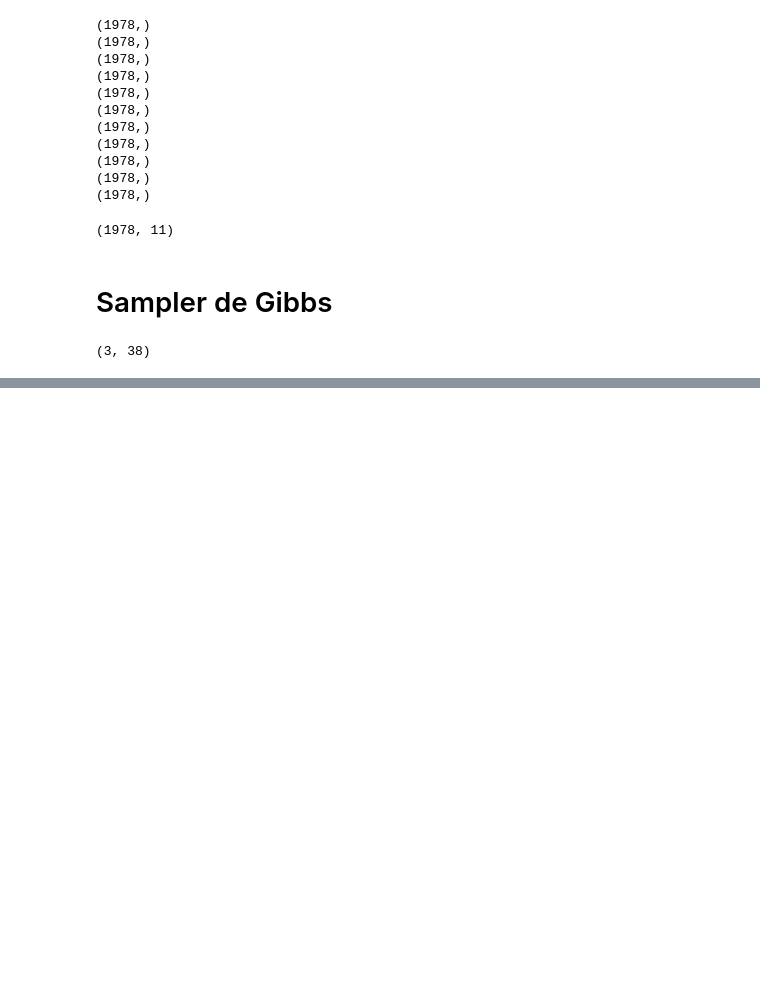
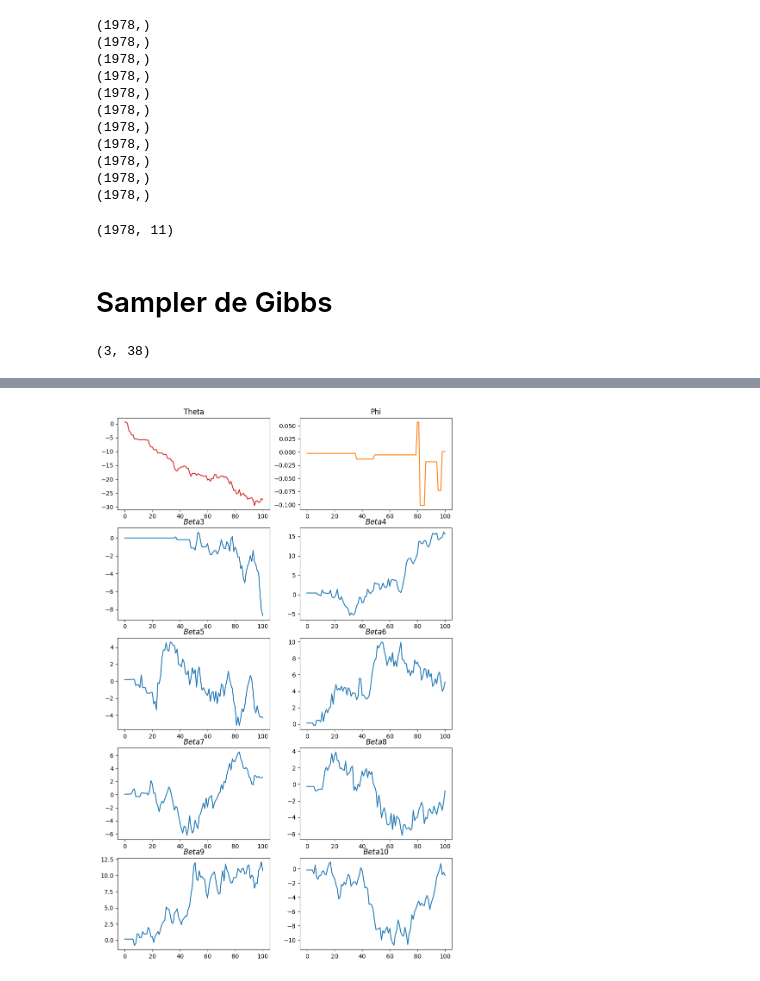
Before and after one commit to Gatienn/Bayes_schools, a Jupyter notebook: schools.ipynb, the cells around one changed output, grey strips where cells are left out. Drawn from its saved outputs; the diff is of its cells as text; code cells hidden in the pictures; blank space fills up the shorter version.

Commit message:
plot_chaines

```diff
--- a/schools.ipynb
+++ b/schools.ipynb
@@ -1707,10 +1710,21 @@ init = np.array([0.5801, -0.002605, 2.64E-4, 0.4219, 0.1725, 0.125, 0.06201, -0.
 init_M = np.array([-0.6778, 0.03135, 0.9597])
 init_alpha = np.tile(np.reshape(init_M, (3,1)), (1, 38))
 init_T = np.array([[1,0,0],[0,1,0],[0,0,1]])
-prop_sd = np.ones(48)
+#prop_sd = np.ones(48)
+prop_sd_alpha = [1, 1, 1, 1, 1, 1, 1, 1, 1, 1, 1, 1, 1, 1, 1, 1, 1, 1, 1, 1, 1, 1, 1, 1, 1, 1, 1, 1, 1, 1, 1, 1, 1, 1, 1, 1, 1, 1] #random walk for alpha
+prop_sd_1 = [1, 1, 1, 1, 1, 1, 1, 1, 1, 1] #random walk for theta, phi and beta
+prop_sd = prop_sd_alpha + prop_sd_1 #à ajuster pour viser un taux d'acceptation de ~30%
+
+#sigma_0 = [1/0.0001 for i in range(10)]
+sigma_0 = [10000,10000,10000,10000,10000,10000,10000,10000,10000,10000]
+T_1 = np.ones((3,3))*0.0001
+R = np.array([[0.1, 0.005, 0.005], [0.005, 0.01, 0.005], [0.005, 0.005, 0.01]])
+d=3
+hyper = [sigma_0, T_1, R, d]
 # %%
 np.shape(init_alpha)
 # %% [output]
 (3, 38)
 # %%
-sampler(nchain, data, init, init_alpha, init_M, init_T, prop_sd)
+chain, chain_alpha, chain_M, chain_T, acceptance_rate, acceptance_rate_alpha = sampler(
+nchain, data, init, init_alpha, init_M, init_T, prop_sd, hyper)
@@ -1751,0 +1747,20 @@ fini
+# %%
+#Affichage de theta, phi et des beta
+burning = 0 #on enlève les premières valeurs
+lag = 1 #on ne conserve que 1 états sur lag afin de réduire les effets de dépendance.
+x = np.arange(burning, nchain+1, lag)
+x = np.array([i for i in range(len(x))])
+
+final_chain = chain[burning::lag, :]
+final_chain_alpha = chain_alpha[burning::lag, :]
+
+fig, axs = plt.subplots(5, 2, figsize = (10, 16))
+axs[0, 0].plot(x, final_chain[:,0], 'tab:red')
+axs[0, 0].set_title('Theta')
+axs[0, 1].plot(x, final_chain[:,1], 'tab:orange')
+axs[0, 1].set_title('Phi')
+for i in range(2,10):
+    axs[i//2, i%2].plot(x, final_chain[:,i])
+    axs[i//2, i%2].set_title(f"$Beta{i+1}$")
+# %% [output]
+[figure, added]
```
Also changed, not shown: parts of 8 cells of this notebook.
